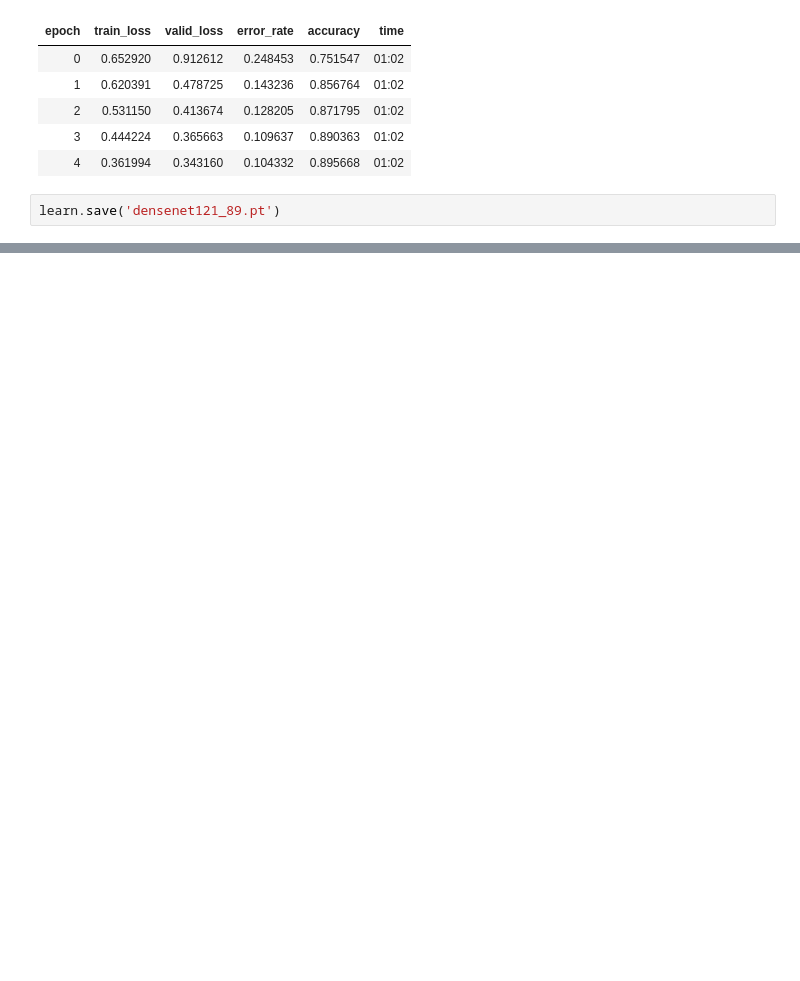
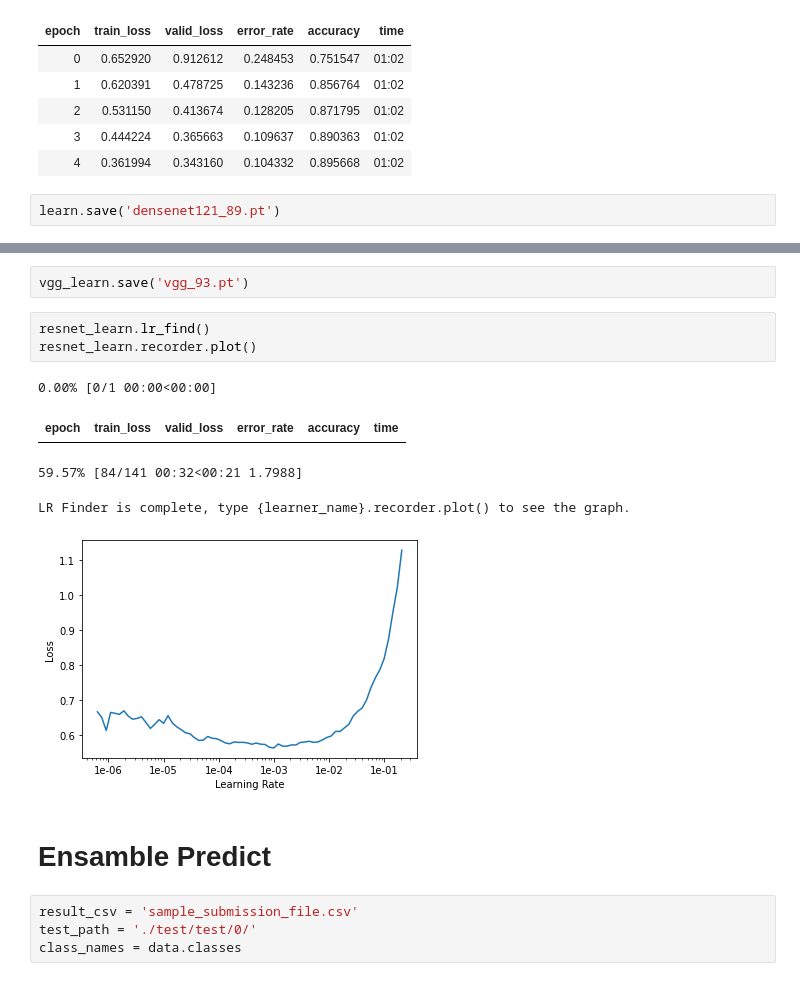
Before and after one commit to IsraelAbebe/cassava_disease_classification, a Jupyter notebook: Israel_exp/FAST_AI.ipynb, the cells around one changed output, grey strips where cells are left out. Saved outputs shown, nothing was run; the diff lists cells and outputs as text; blank space fills up the shorter version.

Commit message:
FastNet Ensamble and predict added and potential submission file too

```diff
--- a/Israel_exp/FAST_AI.ipynb
+++ b/Israel_exp/FAST_AI.ipynb
@@ -197,0 +258,17 @@ learn.save('densenet121_89.pt')
+# %%
+vgg_learn.save('vgg_93.pt')
+# %%
+resnet_learn.lr_find()
+resnet_learn.recorder.plot()
+# %% [output]
+0.00% [0/1 00:00<00:00]
+| epoch | train_loss | valid_loss | error_rate | accuracy | time |
+59.57% [84/141 00:32<00:21 1.7988]
+LR Finder is complete, type {learner_name}.recorder.plot() to see the graph.
+[figure, added]
+# %% [markdown]
+# Ensamble Predict
+# %%
+result_csv = 'sample_submission_file.csv'
+test_path = './test/test/0/'
+class_names = data.classes
```
Also changed, not shown: parts of 23 cells of this notebook, 1 other file.
